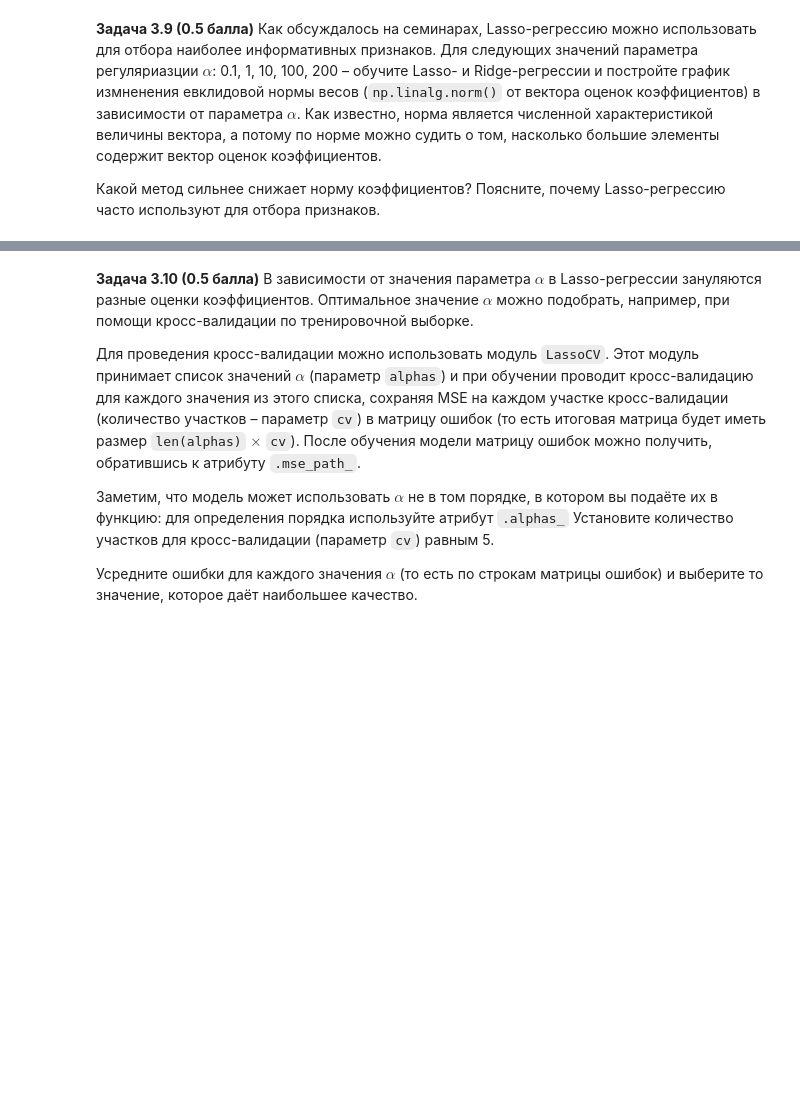
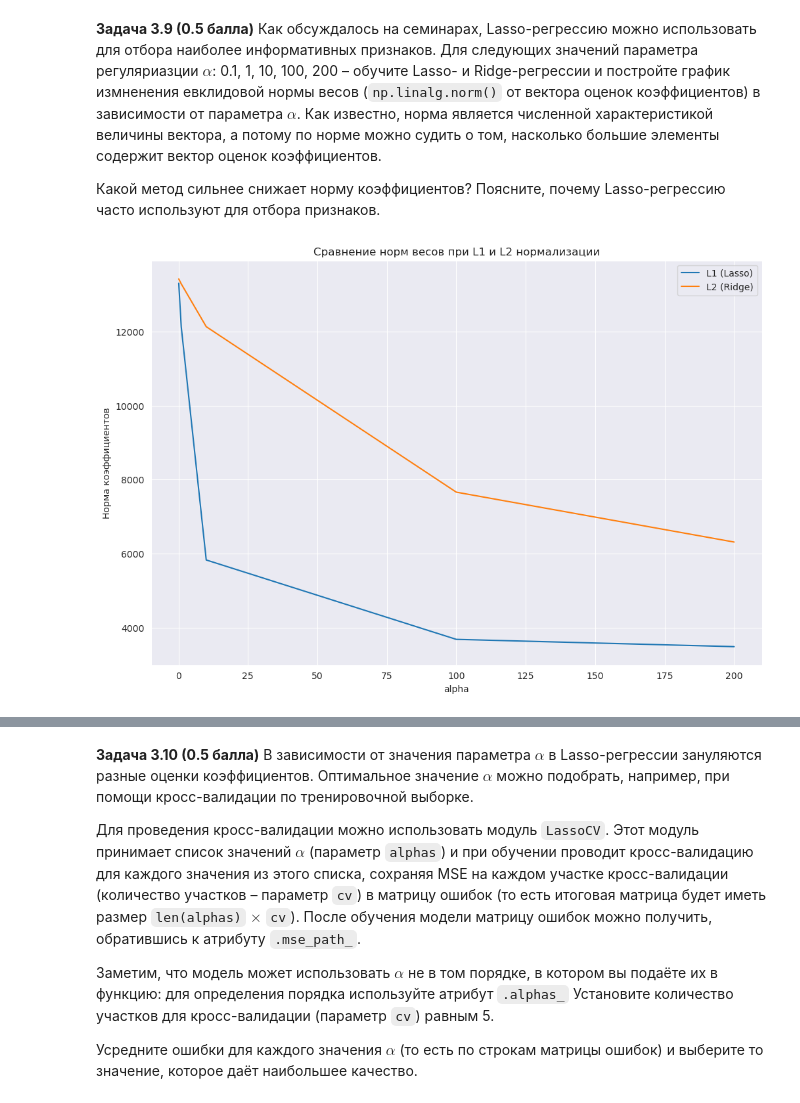
Before and after one commit to Bosbobos/IAD, a Jupyter notebook: MachineLeariningBasics/hw_04_knn/hw04_knn_linreg.ipynb, the cells around one changed output, grey strips where cells are left out. Drawn from its saved outputs; the diff is of its cells as text; code cells hidden in the pictures; blank space fills up the shorter version.

```diff
--- a/MachineLeariningBasics/hw_04_knn/hw04_knn_linreg.ipynb
+++ b/MachineLeariningBasics/hw_04_knn/hw04_knn_linreg.ipynb
@@ -505,3 +506,12 @@ $$
 Такая модель называется Ridge-регрессией.
 
 Обучите Lasso-регрессию и Ridge-регрессию, установив гиперпараметр регуляризации равным 10. Для этого используйте модули `Lasso` и `Ridge` из `sklearn`. Сильно ли уменьшились веса? Сделайте вывод о том, насколько сильно проблема мультиколлинеарности проявлялась в изначальной регрессии.
+# %%
+from sklearn.linear_model import Lasso, Ridge
+lasso, ridge = Lasso(10), Ridge(10)
+lasso.fit(train_x, train_y)
+ridge.fit(train_x, train_y)
+
+coefs.loc['Lasso'] = lasso.coef_
+coefs.loc['Ridge'] = ridge.coef_
+coefs
@@ -509,3 +549,26 @@ $$
 **Задача 3.9 (0.5 балла)** Как обсуждалось на семинарах, Lasso-регрессию можно использовать для отбора наиболее информативных признаков. Для следующих значений параметра регуляриазции $\alpha$: 0.1, 1, 10, 100, 200 –  обучите Lasso- и Ridge-регрессии и постройте график измненения евклидовой нормы весов (`np.linalg.norm()` от вектора оценок коэффициентов) в зависимости от параметра $\alpha$. Как известно, норма является численной характеристикой величины вектора, а потому по норме можно судить о том, насколько большие элементы содержит вектор оценок коэффициентов.
 
 Какой метод сильнее снижает норму коэффициентов? Поясните, почему Lasso-регрессию часто используют для отбора признаков.
+# %%
+alphas = [0.1, 1, 10, 100, 200]
+norms_lasso = []
+norms_ridge = []
+for alpha in alphas:
+    ls = Lasso(alpha)
+    ls.fit(train_x, train_y)
+    norms_lasso.append(np.linalg.norm(ls.coef_))
+
+    rg = Ridge(alpha)
+    rg.fit(train_x, train_y)
+    norms_ridge.append(np.linalg.norm(rg.coef_))
+
+plt.figure(figsize=(12, 8))
+plt.title('Сравнение норм весов при L1 и L2 нормализации')
+plt.plot(alphas, norms_lasso, label='L1 (Lasso)')
+plt.plot(alphas, norms_ridge, label='L2 (Ridge)')
+plt.xlabel('alpha')
+plt.ylabel('Норма коэффициентов')
+plt.legend()
+plt.show()
+# %% [output]
+[figure, added]
```
Also changed, not shown: parts of 9 cells of this notebook.
